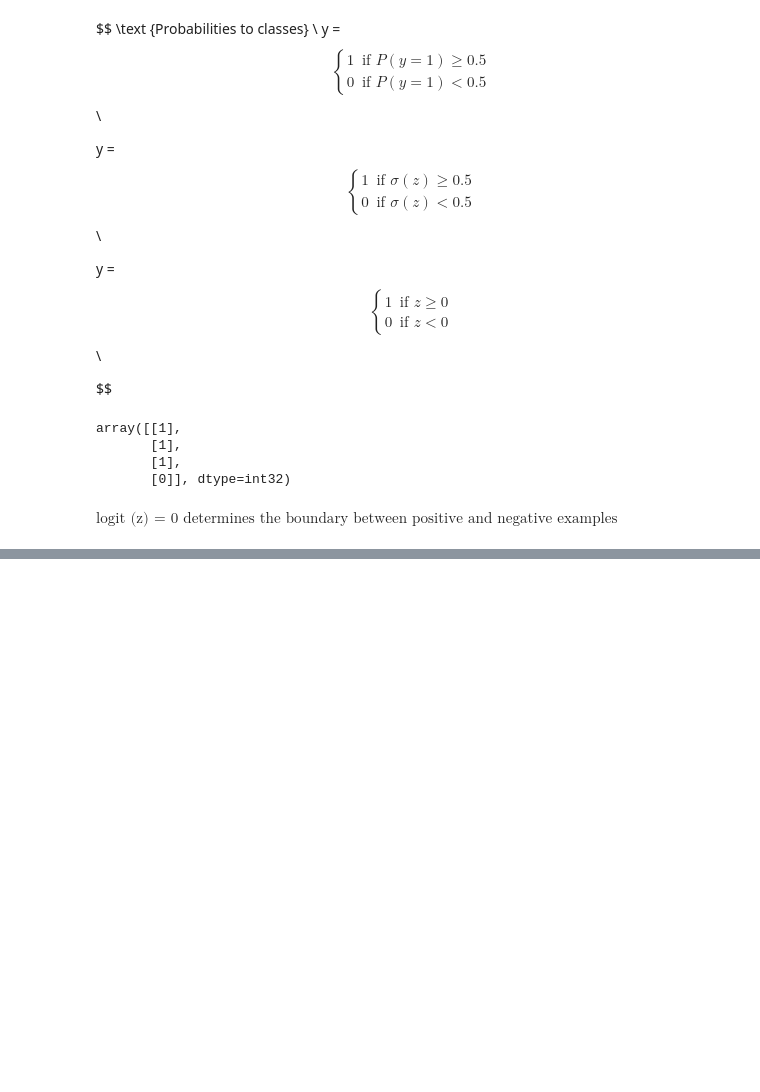
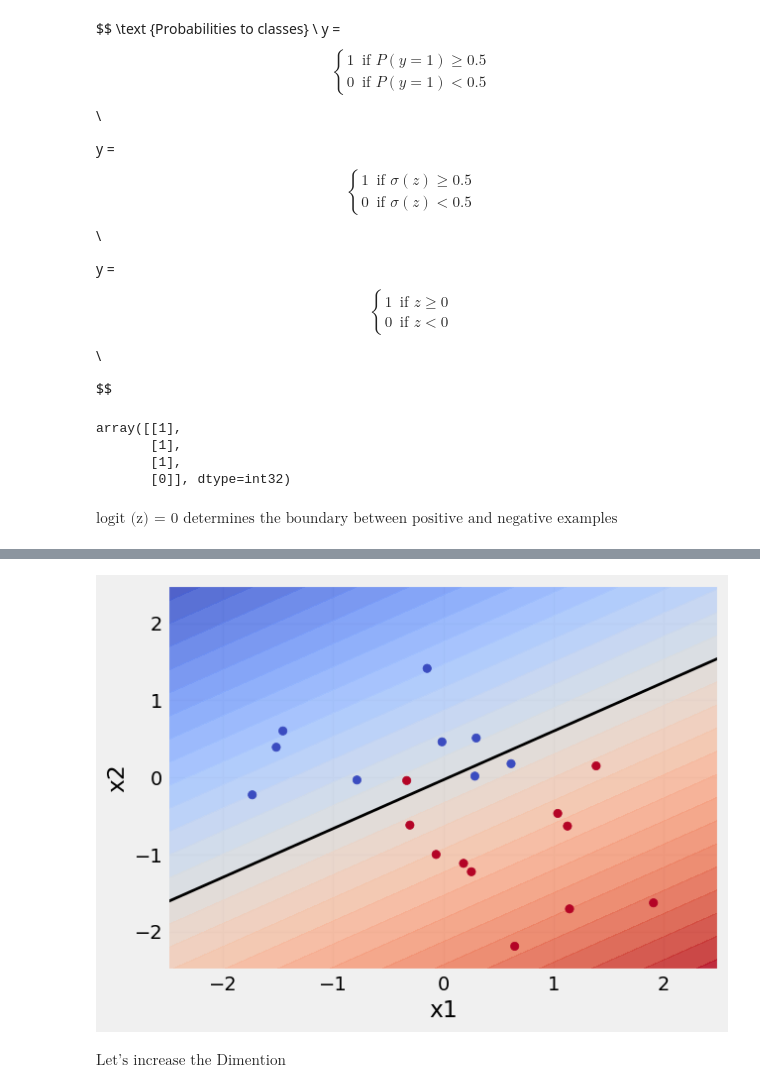
Before and after one commit to Anushkach/Deep-Learning, a Jupyter notebook: Deep Learning with Pytorch/Chapter 3.ipynb, the cells around one changed output, grey strips where cells are left out. Drawn from its saved outputs; the diff is of its cells as text; code cells hidden in the pictures; blank space fills up the shorter version.

```diff
--- a/Deep Learning with Pytorch/Chapter 3.ipynb
+++ b/Deep Learning with Pytorch/Chapter 3.ipynb
@@ -428,0 +461,24 @@ $\text {logit (z) = 0 determines the boundary between positive and negative exam
+# %%
+
+# Decision boundary
+x1 = np.linspace(-2.5, 2.5, 100)
+x2 = -0.0314 + 0.6327 * x1
+plt.plot(x1, x2, color='black', linewidth=2)
+
+# Color gradient
+x = np.linspace(-2.5, 2.5, 100)
+y = np.linspace(-2.5, 2.5, 100)
+X, Y = np.meshgrid(x, y)
+Z = -0.0314 + 0.6327 * X - Y
+plt.contourf(X, Y, Z, levels=30, cmap='coolwarm', alpha=0.9) # alpha is for transparency, Z is the value to be plotted
+
+plt.scatter(X_val_tensor[:,0], X_val_tensor[:,1], c=y_val, cmap='coolwarm')
+plt.xlabel('x1')
+plt.ylabel('x2')
+plt.title('')
+
+plt.show()
+# %% [output]
+[figure, added]
+# %% [markdown]
+$\text {Let's increase the Dimention}$
```
Also changed, not shown: parts of 35 cells of this notebook.
